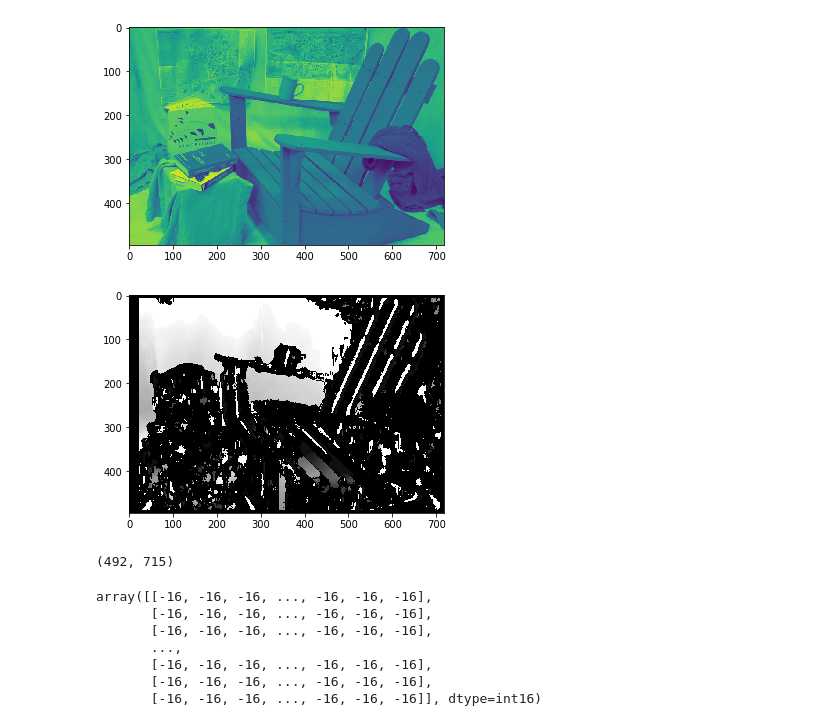
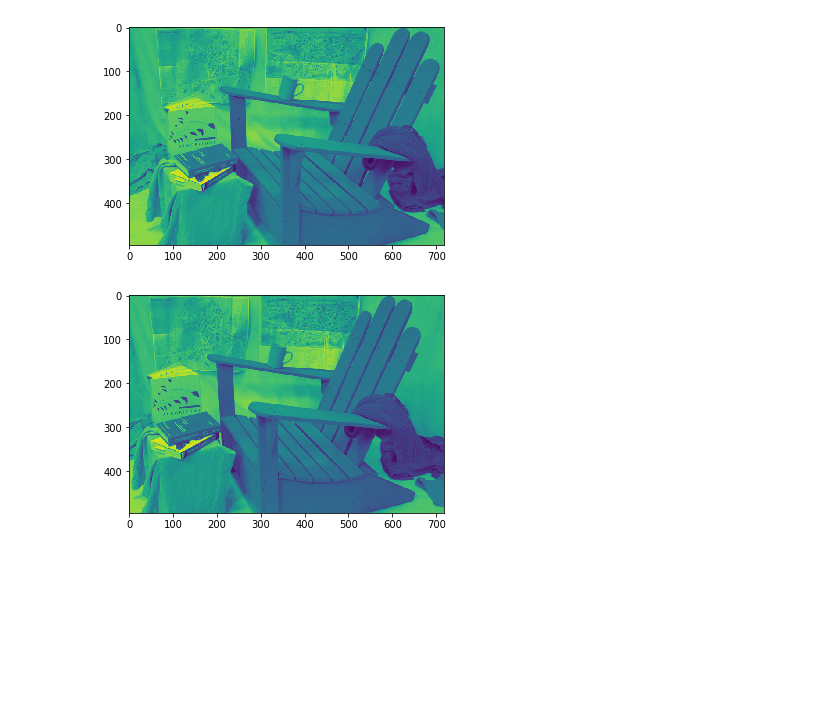
Before and after one commit to jatinkatyal13/celestini_project_2019, a Jupyter notebook: Image Processing Task Section B/Image Processing .ipynb, the cells around one changed output. Saved outputs shown, nothing was run; the diff lists cells and outputs as text; code cells hidden in the pictures; blank space fills up the shorter version.

```diff
--- a/Image Processing Task Section B/Image Processing .ipynb
+++ b/Image Processing Task Section B/Image Processing .ipynb
@@ -4,29 +4,13 @@ import pandas as pd
 import cv2
 import matplotlib.pyplot as plt
 # %%
-imgL = cv2.imread('MiddEval3-data-Q/MiddEval3/trainingQ/Adirondack/im0.png',0)
-imgR = cv2.imread('MiddEval3-data-Q/MiddEval3/trainingQ/Adirondack/im1.png',0)
-
-plt.imshow(imgL)
-plt.show()
-stereo = cv2.StereoBM_create(numDisparities=16, blockSize=15)
-disparity = stereo.compute(imgL,imgR)
-plt.imshow(disparity,'gray')
-plt.show()
+imgL = cv2.imread('MiddEval3-data-Q/MiddEval3/trainingQ/Adirondack/im0.png',cv2.IMREAD_GRAYSCALE)/255
+imgR = cv2.imread('MiddEval3-data-Q/MiddEval3/trainingQ/Adirondack/im1.png',cv2.IMREAD_GRAYSCALE)/255
-# %% [output]
-[figure, removed]
-[figure, removed]
-# %%
-imgL.shape
-# %% [output]
-(492, 715)
-# %%
-disparity
-# %% [output]
-array([[-16, -16, -16, ..., -16, -16, -16],
-       [-16, -16, -16, ..., -16, -16, -16],
-       [-16, -16, -16, ..., -16, -16, -16],
-       ...,
-       [-16, -16, -16, ..., -16, -16, -16],
-       [-16, -16, -16, ..., -16, -16, -16],
-       [-16, -16, -16, ..., -16, -16, -16]], dtype=int16)
+# %%
+plt.imshow(imgL/255)
+plt.show()
+plt.imshow(imgR)
+plt.show()
+# %% [output]
+[figure, added]
+[figure, added]
```
Also changed, not shown: parts of 9 cells of this notebook, 1 other file.
